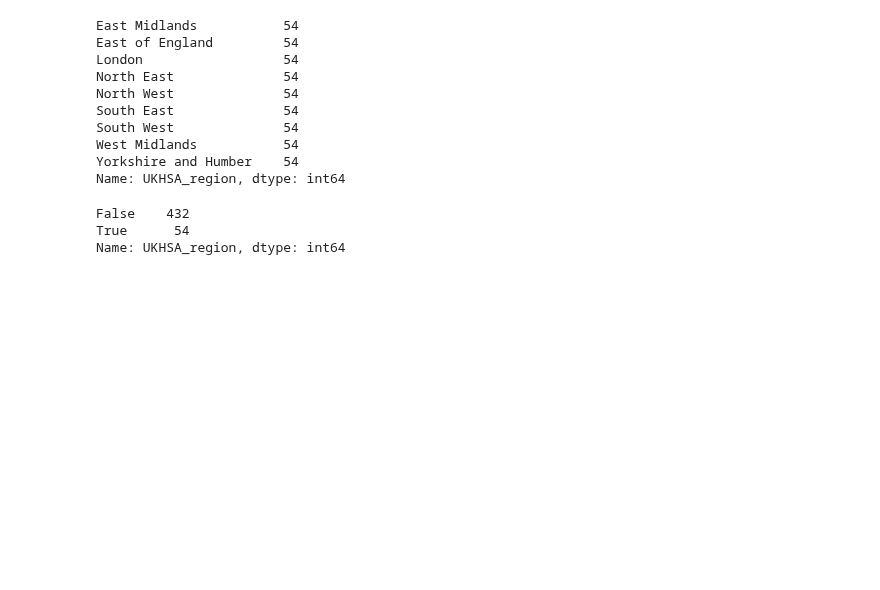
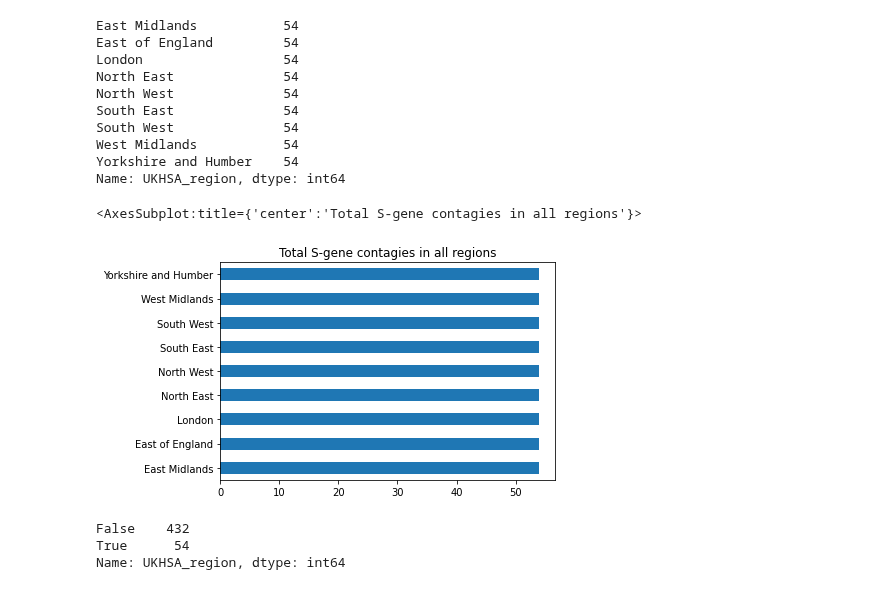
Before and after one commit to orlando074/-micron-in-UK-data-analysis, a Jupyter notebook: OmicronVirus test dataAnalyze.ipynb, the cells around one changed output. Cells and saved outputs as stored; diff of their text form; code cells hidden in the pictures; blank space fills up the shorter version.

```diff
--- a/OmicronVirus test dataAnalyze.ipynb
+++ b/OmicronVirus test dataAnalyze.ipynb
@@ -177,6 +177,12 @@ South West              54
 West Midlands           54
 Yorkshire and Humber    54
 Name: UKHSA_region, dtype: int64
+# %%
+#Graphic total S-gene contagies in all regions
+dataSgene['UKHSA_region'].value_counts().plot.barh(title="Total S-gene contagies in all regions")
+# %% [output]
+<AxesSubplot:title={'center':'Total S-gene contagies in all regions'}>
+[figure, added]
 # %%
 #S-gene quanties in 'East Midlands' region
 dataSgene['UKHSA_region'].str.contains('East Midlands').value_counts()
```
Also changed, not shown: parts of 2 cells of this notebook.
